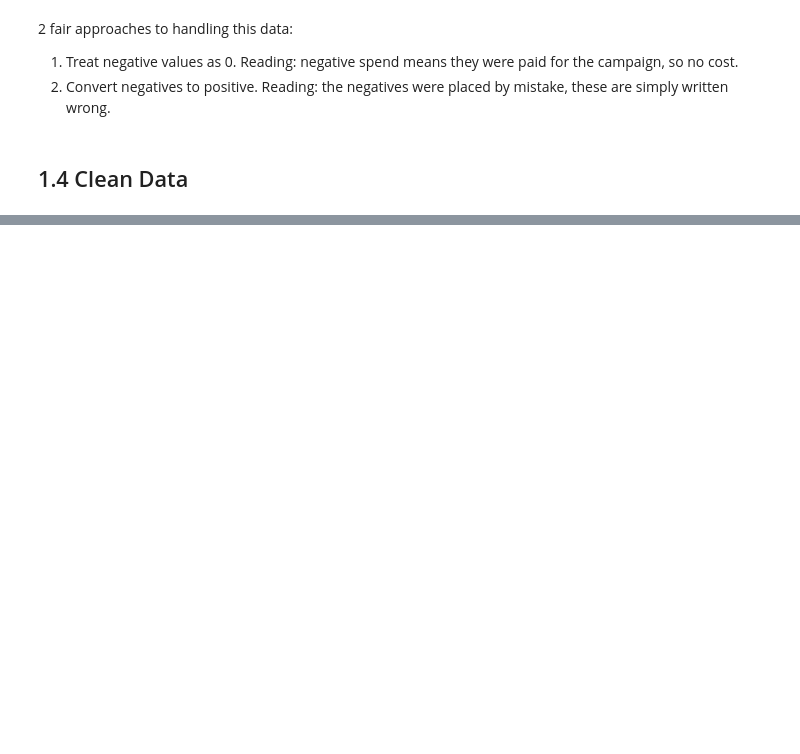
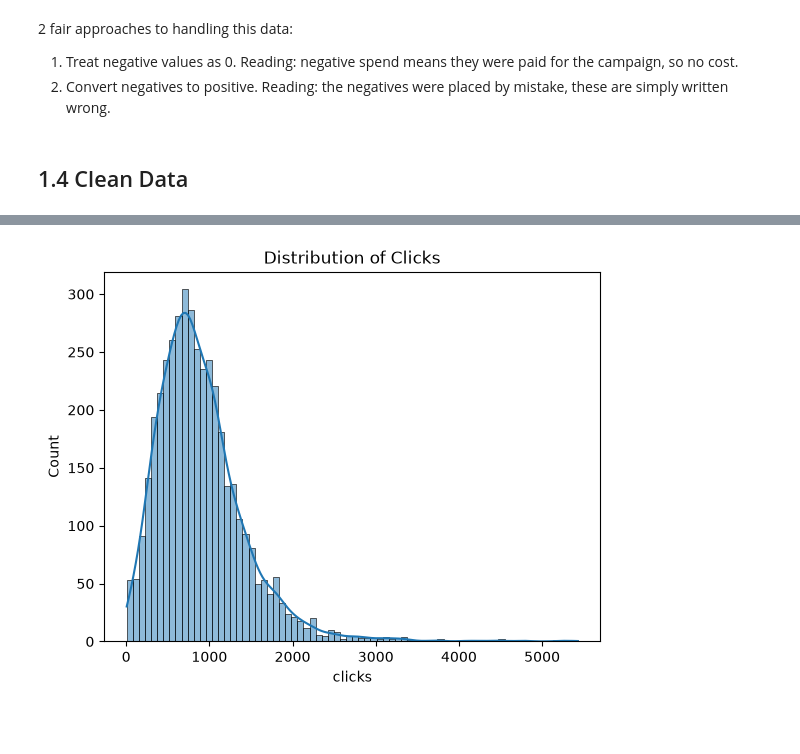
Before and after one commit to EzraGoldberg/portfolio-projects, a Jupyter notebook: 2. Tech Interview Prep/Weather Adtech Data Science/notebooks/Adtech_Prep.ipynb, the cells around one changed output, grey strips where cells are left out. Cells and saved outputs as stored; diff of their text form; code cells hidden in the pictures; blank space fills up the shorter version.

```diff
--- a/2. Tech Interview Prep/Weather Adtech Data Science/notebooks/Adtech_Prep.ipynb
+++ b/2. Tech Interview Prep/Weather Adtech Data Science/notebooks/Adtech_Prep.ipynb
@@ -523,2 +533,8 @@ Cleaned shape: (4212, 20)
+# %%
+sns.histplot(campaign_df_clean['clicks'], kde=True) #kde shows the probablity density estimate
+plt.title('Distribution of Clicks')
+plt.show()
+# %% [output]
+[figure, added]
 # %% [markdown]
 #
```
Also changed, not shown: parts of 8 cells of this notebook.
